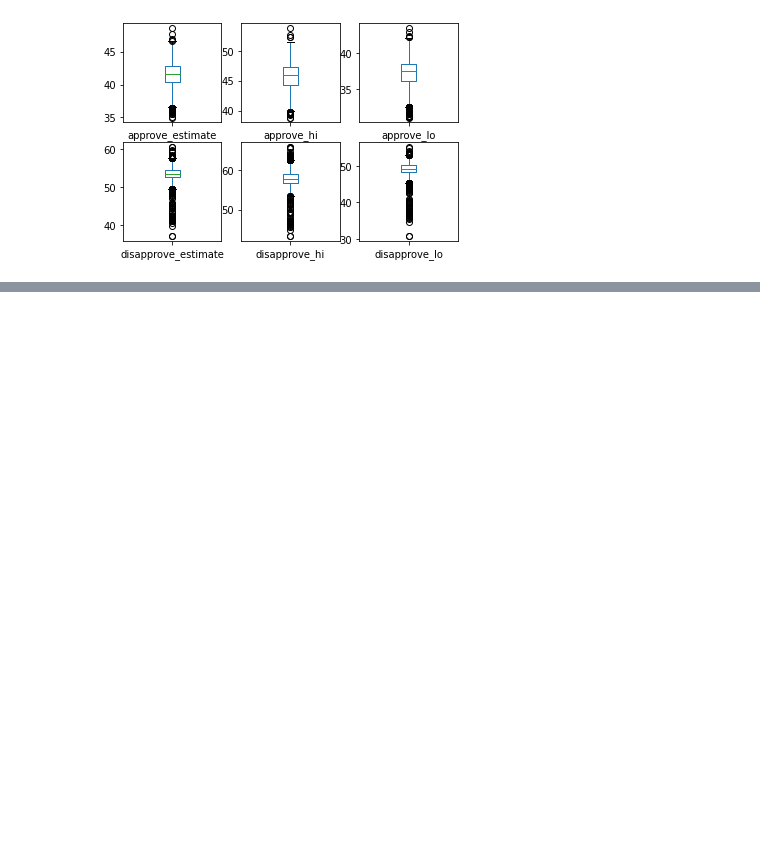
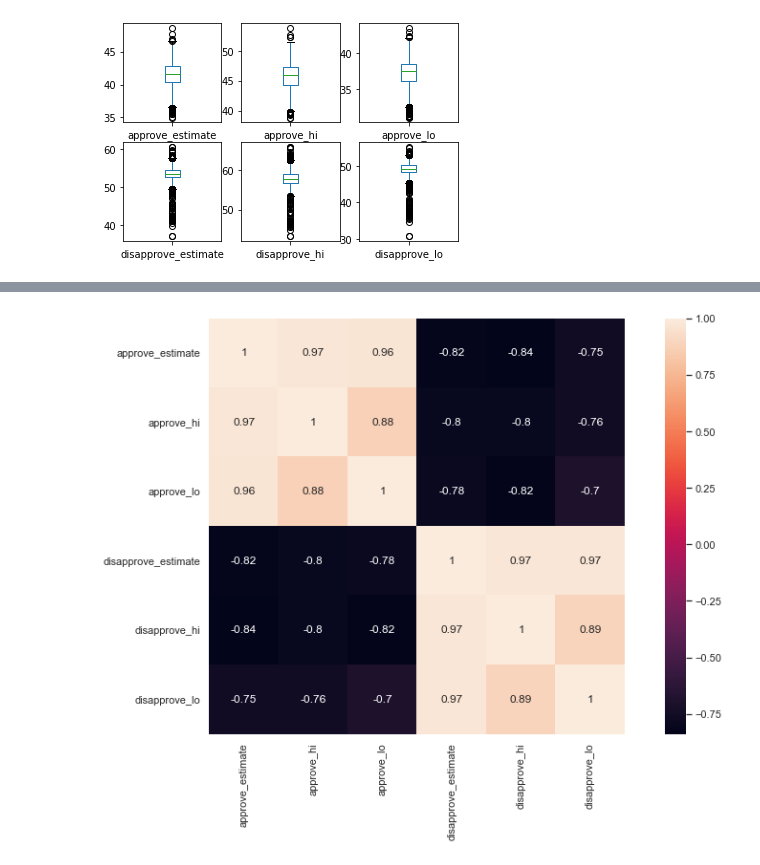
Before and after one commit to sujilkumarkm/machine_learning_ca3_solo_project_dkit_2022, a Jupyter notebook: machine_learning_ca3_2022.ipynb, the cells around one changed output, grey strips where cells are left out. Cells and saved outputs as stored; diff of their text form; code cells hidden in the pictures; blank space fills up the shorter version.

```diff
--- a/machine_learning_ca3_2022.ipynb
+++ b/machine_learning_ca3_2022.ipynb
@@ -259,0 +292,9 @@ layout = 5,5
+# %%
+import seaborn as sns
+corr = df.corr()
+sns.set(rc = {'figure.figsize':(15,8)})
+sns.heatmap(corr, annot=True, square=True)
+plt.yticks(rotation=0)
+plt.show()
+# %% [output]
+[figure, added]
```
Also changed, not shown: parts of 7 cells of this notebook.
